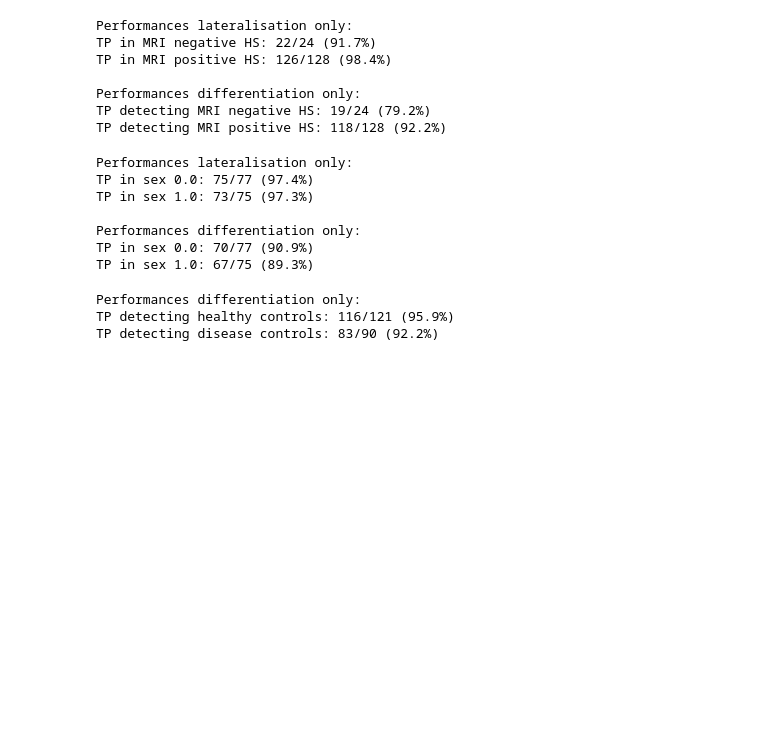
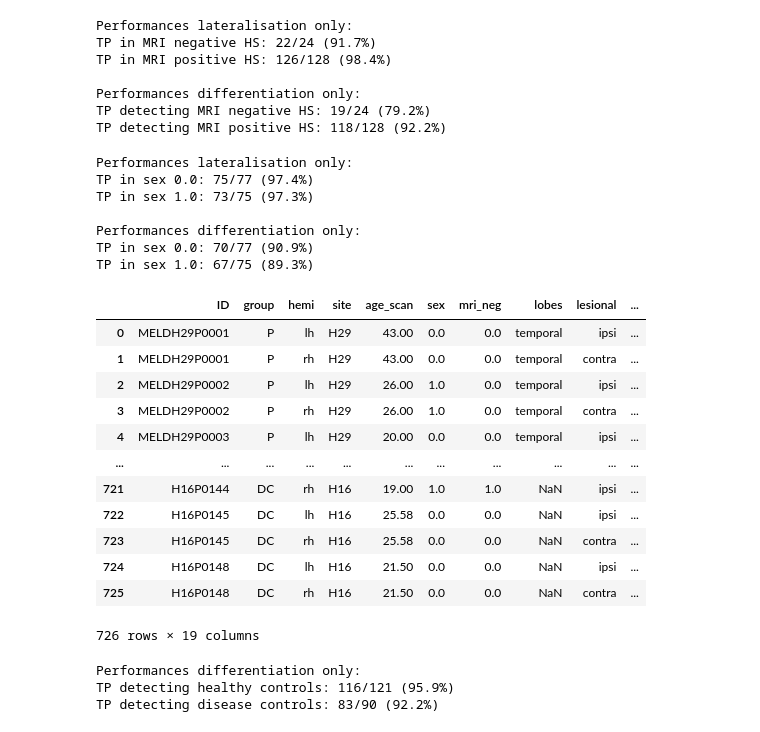
Before and after one commit to ckronlage/AID-HS, a Jupyter notebook: notebooks/analysis_train_and_evaluate.ipynb, the cells around one changed output. Cells and saved outputs as stored; diff of their text form; code cells hidden in the pictures; blank space fills up the shorter version.

```diff
--- a/notebooks/analysis_train_and_evaluate.ipynb
+++ b/notebooks/analysis_train_and_evaluate.ipynb
@@ -461,6 +491,22 @@ TP in sex 1.0: 73/75 (97.3%)
 Performances differentiation only:
 TP in sex 0.0: 70/77 (90.9%)
 TP in sex 1.0: 67/75 (89.3%)
+# %%
+df
+# %% [output]
+|  | ID | group | hemi | site | age_scan | sex | mri_neg | lobes | lesional | ... |
+| 0 | MELDH29P0001 | P | lh | H29 | 43.00 | 0.0 | 0.0 | temporal | ipsi | ... |
+| 1 | MELDH29P0001 | P | rh | H29 | 43.00 | 0.0 | 0.0 | temporal | contra | ... |
+| 2 | MELDH29P0002 | P | lh | H29 | 26.00 | 1.0 | 0.0 | temporal | ipsi | ... |
+| 3 | MELDH29P0002 | P | rh | H29 | 26.00 | 1.0 | 0.0 | temporal | contra | ... |
+| 4 | MELDH29P0003 | P | lh | H29 | 20.00 | 0.0 | 0.0 | temporal | ipsi | ... |
+| ... | ... | ... | ... | ... | ... | ... | ... | ... | ... | ... |
+| 721 | H16P0144 | DC | rh | H16 | 19.00 | 1.0 | 1.0 | NaN | ipsi | ... |
+| 722 | H16P0145 | DC | lh | H16 | 25.58 | 0.0 | 0.0 | NaN | ipsi | ... |
+| 723 | H16P0145 | DC | rh | H16 | 25.58 | 0.0 | 0.0 | NaN | contra | ... |
+| 724 | H16P0148 | DC | lh | H16 | 21.50 | 0.0 | 0.0 | NaN | ipsi | ... |
+| 725 | H16P0148 | DC | rh | H16 | 21.50 | 0.0 | 0.0 | NaN | contra | ... |
+726 rows × 19 columns
 # %%
 #breakdown per controls group
 
```
Also changed, not shown: parts of 10 cells of this notebook, 2 other files.
